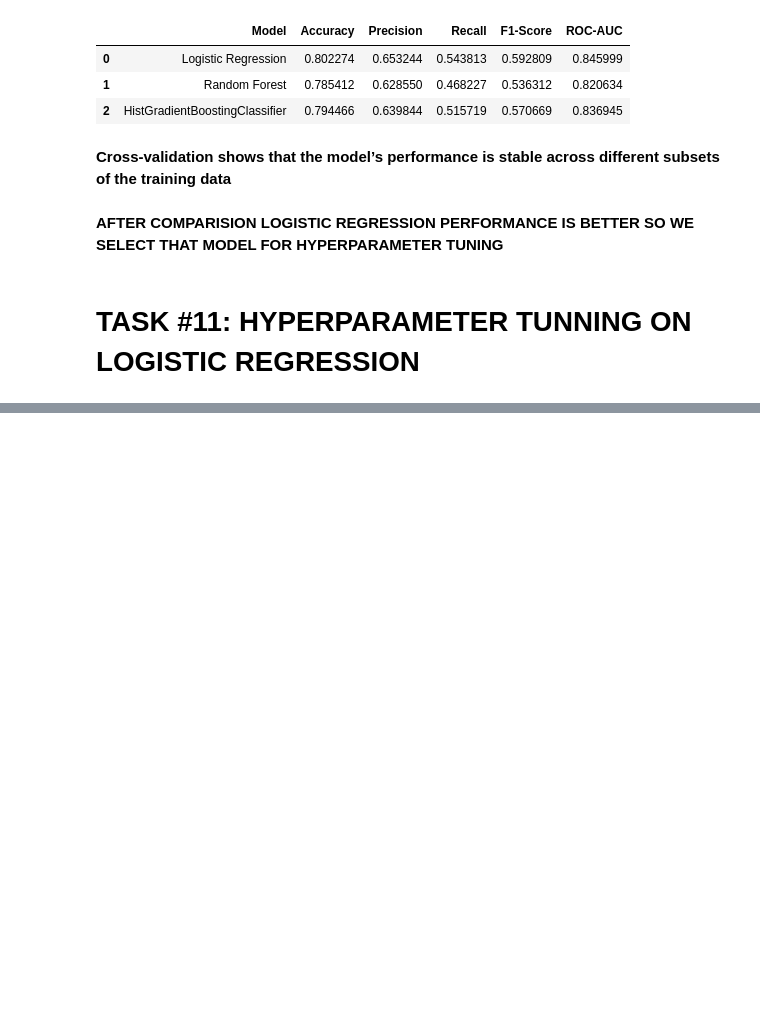
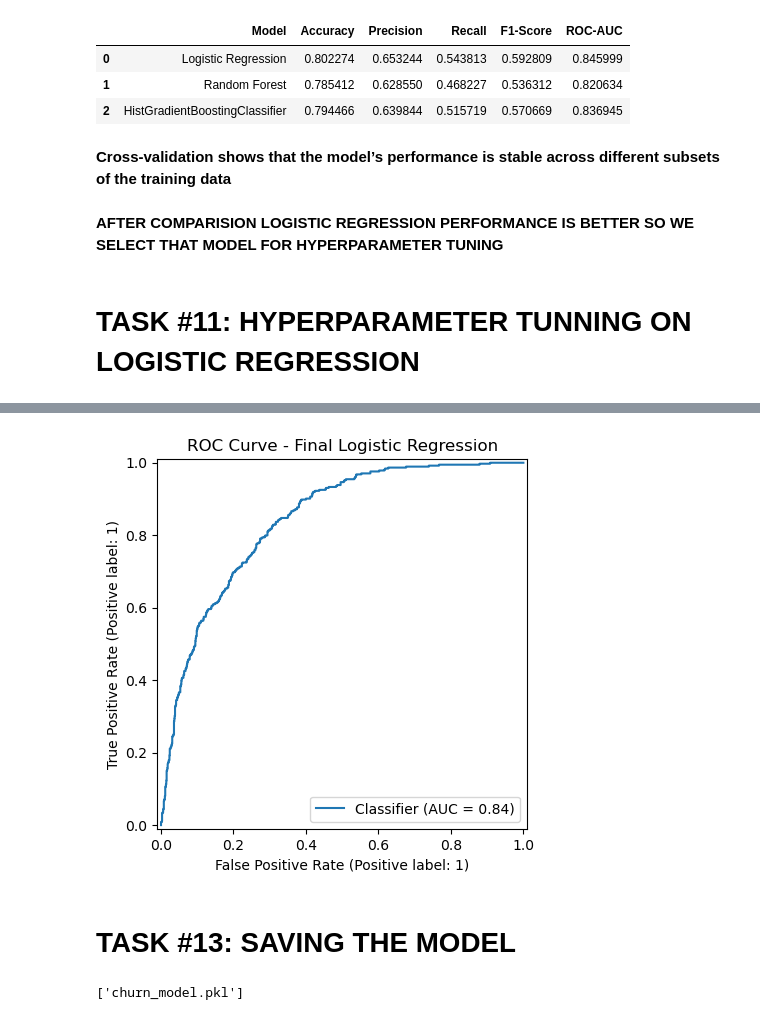
Before and after one commit to ranjansinghds/Telco-Customer-Churn-Prediction-Project, a Jupyter notebook: Telecom_Customer_Churn_Prediction.ipynb, the cells around one changed output, grey strips where cells are left out. Saved outputs shown, nothing was run; the diff lists cells and outputs as text; code cells hidden in the pictures; blank space fills up the shorter version.

```diff
--- a/Telecom_Customer_Churn_Prediction.ipynb
+++ b/Telecom_Customer_Churn_Prediction.ipynb
@@ -594,0 +704,12 @@ cv_results
+# %%
+RocCurveDisplay.from_predictions(
+    y_test,
+    y_probabilities
+)
+
+plt.title("ROC Curve - Final Logistic Regression")
+plt.show()
+# %% [output]
+[figure, added]
+# %% [markdown]
+ # TASK #13: SAVING THE MODEL
@@ -594,0 +718,7 @@ cv_results
+# %%
+joblib.dump(
+    best_model,
+    "churn_model.pkl"
+)
+# %% [output]
+['churn_model.pkl']
```
Also changed, not shown: parts of 13 cells of this notebook, 1 other file.
